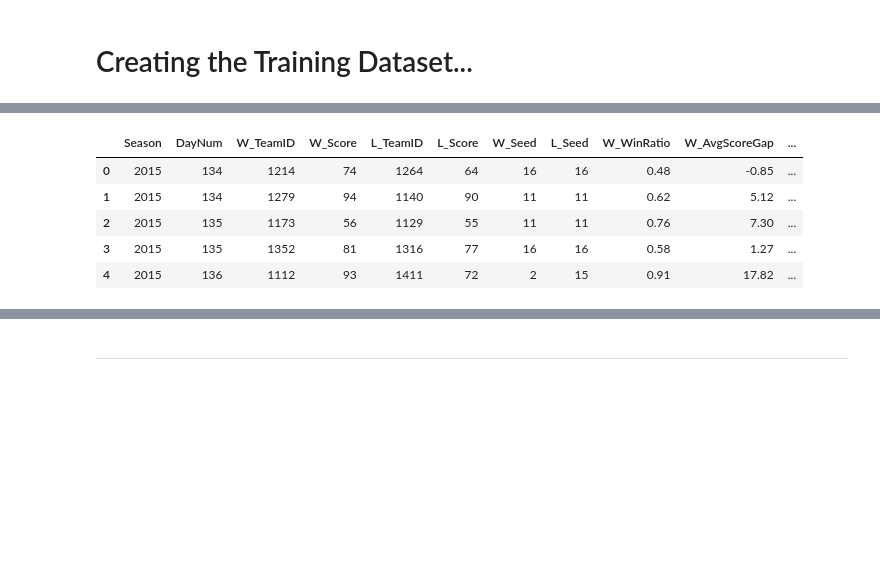
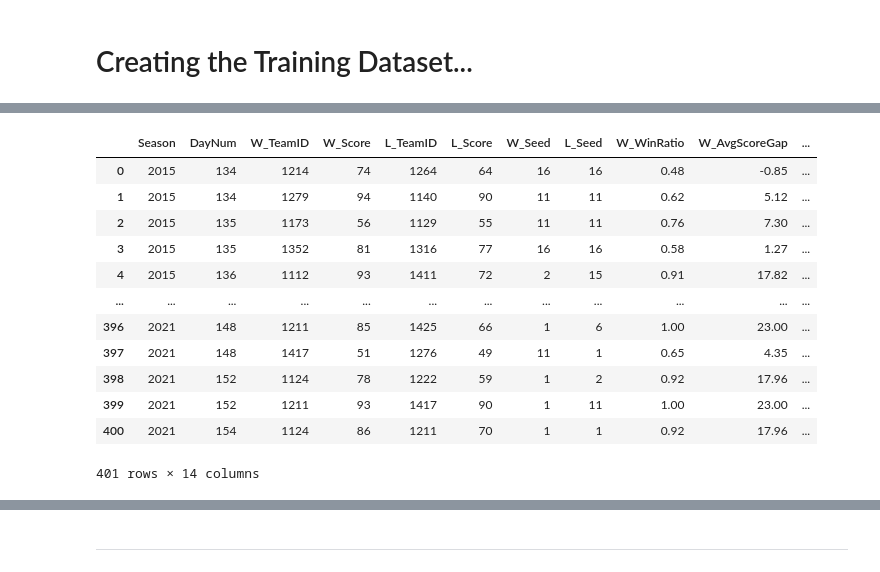
Before and after one commit to Harsh-2420/kaggle, a Jupyter notebook: March ML Mania 2022 /ncaa-gradient-boosted-trees-xgboost.ipynb, the cells around one changed output, grey strips where cells are left out. Drawn from its saved outputs; the diff is of its cells as text; code cells hidden in the pictures; blank space fills up the shorter version.

```diff
--- a/March ML Mania 2022 /ncaa-gradient-boosted-trees-xgboost.ipynb
+++ b/March ML Mania 2022 /ncaa-gradient-boosted-trees-xgboost.ipynb
@@ -123,9 +40,10 @@ Wall time: 87.7 µs
 # %% [markdown]
 # Reading the Datasets
 # %%
-%%time
+# %%time
 # Read the requiered datasets.
-season_data = pd.read_csv('/kaggle/input/mens-march-mania-2022/MDataFiles_Stage1/MRegularSeasonCompactResults.csv')
-seeds = pd.read_csv('/kaggle/input/mens-march-mania-2022/MDataFiles_Stage1/MNCAATourneySeeds.csv')
+path = './data/MDataFiles_Stage1/'
+season_data = pd.read_csv(str(path+ 'MRegularSeasonCompactResults.csv'))
+seeds = pd.read_csv(str(path+ '/MNCAATourneySeeds.csv'))
 
-public_rating = pd.read_csv('/kaggle/input/mens-march-mania-2022/MDataFiles_Stage1/MMasseyOrdinals.csv')
+public_rating = pd.read_csv(str(path+ '/MMasseyOrdinals.csv'))
@@ -335,6 +292,6 @@ Wall time: 131 µs
 # Creating the Training Dataset...
 # %%
 %%time
-tournament_data = pd.read_csv('/kaggle/input/mens-march-mania-2022/MDataFiles_Stage1/MNCAATourneyCompactResults.csv')
+tournament_data = pd.read_csv(str(path + 'MNCAATourneyCompactResults.csv'))
 tournament_data.head()
 # %% [output]
@@ -438,4 +420,4 @@ Wall time: 7.78 ms
 # %%
 %%time
-tournament_data.head()
+tournament_data
 # %% [output]
@@ -444,9 +426,16 @@ Wall time: 109 µs
 |  | Season | DayNum | W_TeamID | W_Score | L_TeamID | L_Score | W_Seed | L_Seed | W_WinRatio | W_AvgScoreGap | ... |
 | 0 | 2015 | 134 | 1214 | 74 | 1264 | 64 | 16 | 16 | 0.48 | -0.85 | ... |
 | 1 | 2015 | 134 | 1279 | 94 | 1140 | 90 | 11 | 11 | 0.62 | 5.12 | ... |
 | 2 | 2015 | 135 | 1173 | 56 | 1129 | 55 | 11 | 11 | 0.76 | 7.30 | ... |
 | 3 | 2015 | 135 | 1352 | 81 | 1316 | 77 | 16 | 16 | 0.58 | 1.27 | ... |
 | 4 | 2015 | 136 | 1112 | 93 | 1411 | 72 | 2 | 15 | 0.91 | 17.82 | ... |
+| ... | ... | ... | ... | ... | ... | ... | ... | ... | ... | ... | ... |
+| 396 | 2021 | 148 | 1211 | 85 | 1425 | 66 | 1 | 6 | 1.00 | 23.00 | ... |
+| 397 | 2021 | 148 | 1417 | 51 | 1276 | 49 | 11 | 1 | 0.65 | 4.35 | ... |
+| 398 | 2021 | 152 | 1124 | 78 | 1222 | 59 | 1 | 2 | 0.92 | 17.96 | ... |
+| 399 | 2021 | 152 | 1211 | 93 | 1417 | 90 | 1 | 11 | 1.00 | 23.00 | ... |
+| 400 | 2021 | 154 | 1124 | 86 | 1211 | 70 | 1 | 1 | 0.92 | 17.96 | ... |
+401 rows × 14 columns
 # %%
 def replace_win_loser(df):
     team_a = df.copy()
```
Also changed, not shown: parts of 56 cells of this notebook, 1 other file.
